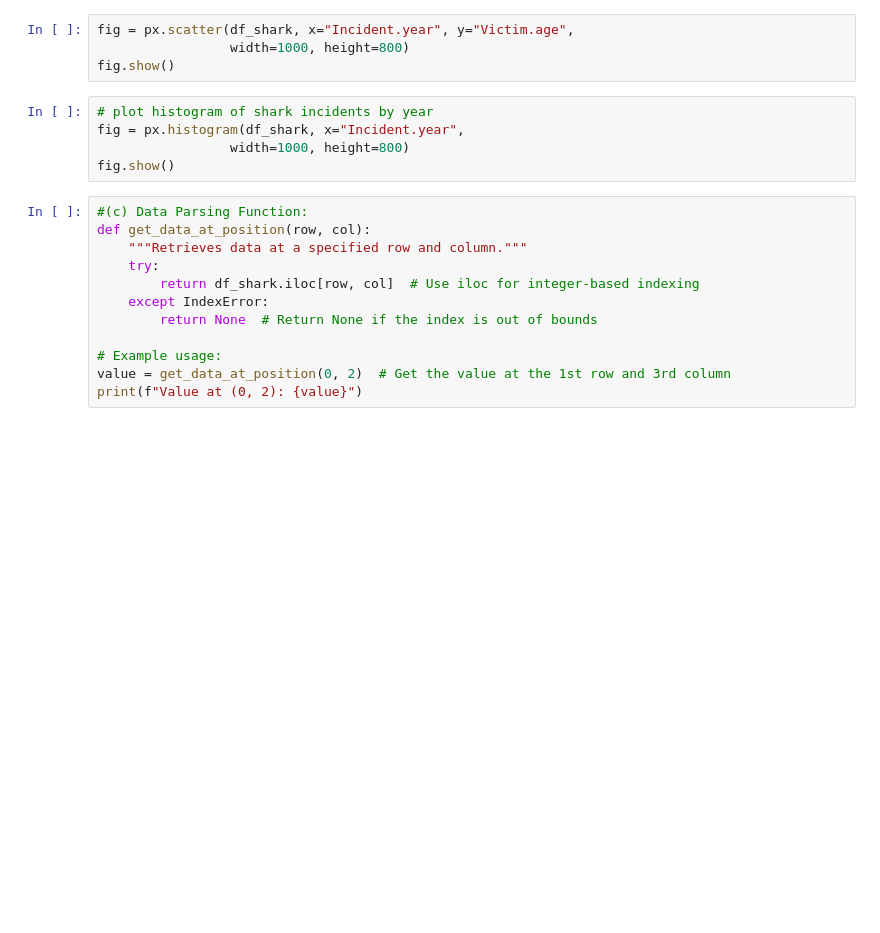
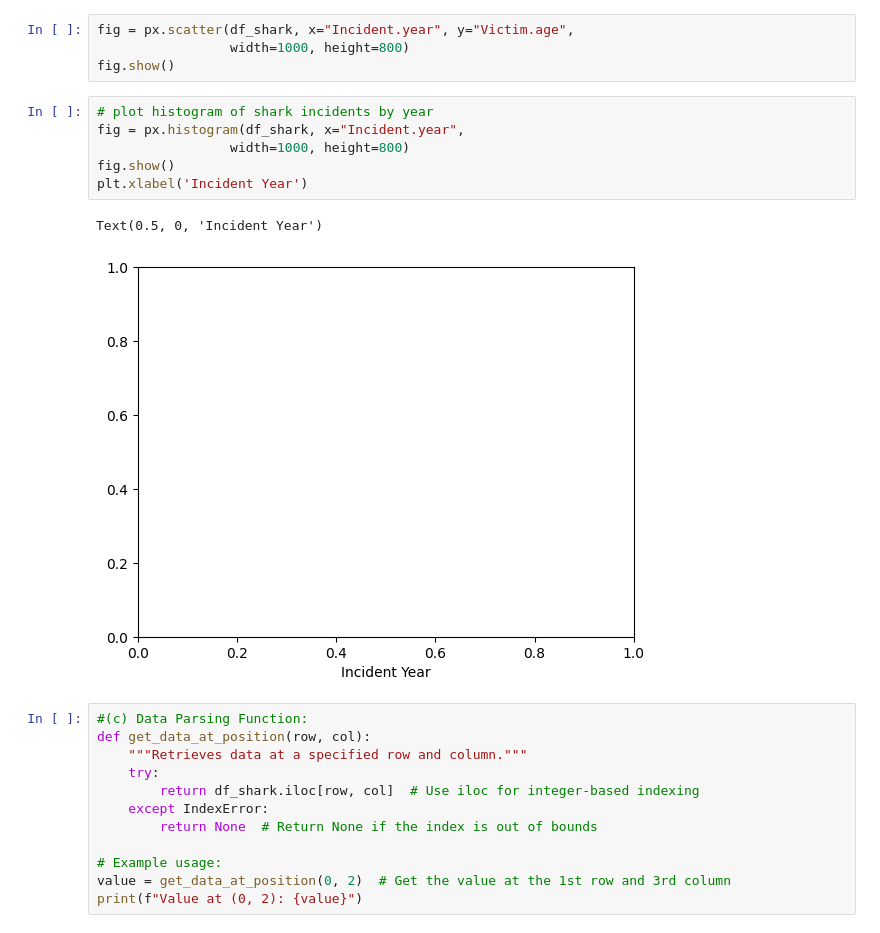
Before and after one commit to anushaTUe/visualisation-20245, a Jupyter notebook: dataset/exploration.ipynb, the cells around one changed output. Saved outputs shown, nothing was run; the diff lists cells and outputs as text; blank space fills up the shorter version.

```diff
--- a/dataset/exploration.ipynb
+++ b/dataset/exploration.ipynb
@@ -63,8 +63,12 @@ fig.show()
 # %%
 # plot histogram of shark incidents by year
 fig = px.histogram(df_shark, x="Incident.year",
                  width=1000, height=800)
 fig.show()
+plt.xlabel('Incident Year')
+# %% [output]
+Text(0.5, 0, 'Incident Year')
+[figure, added]
 # %%
 #(c) Data Parsing Function:
 def get_data_at_position(row, col):
```
Also changed, not shown: 1 other file.
